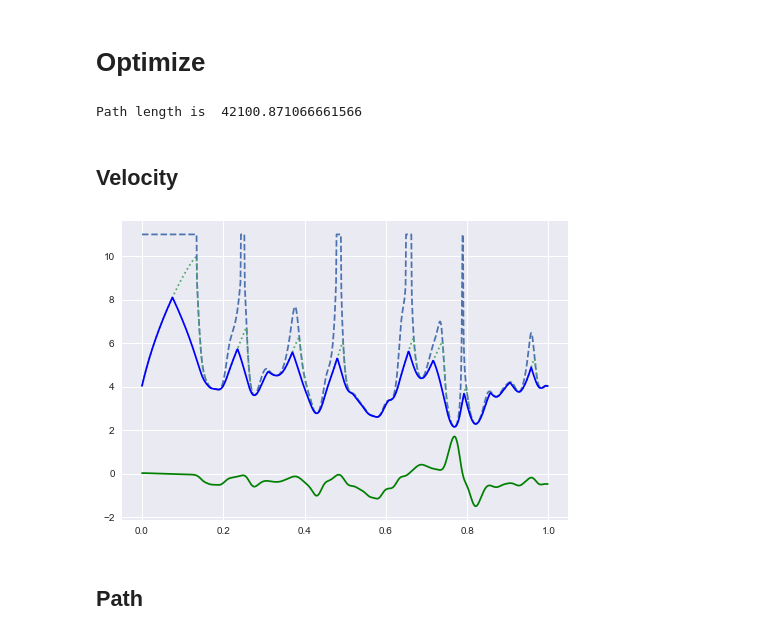
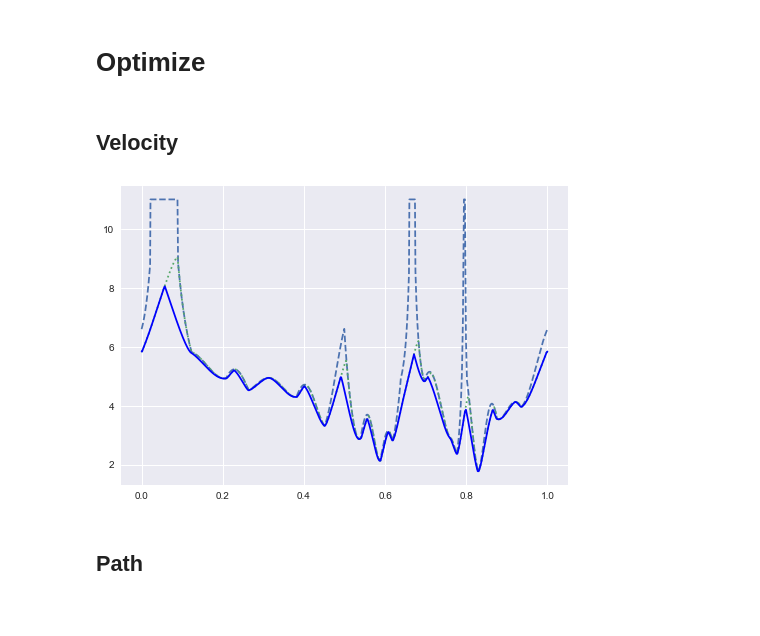
Before and after one commit to danchia/zoomies, a Jupyter notebook: tools/racingpath/import_path.ipynb, the cells around one changed output. Saved outputs shown, nothing was run; the diff lists cells and outputs as text; code cells hidden in the pictures.

Commit message:
more updates to path generation

```diff
--- a/tools/racingpath/import_path.ipynb
+++ b/tools/racingpath/import_path.ipynb
@@ -14,6 +19,7 @@ plt.style.use('seaborn')
 # %%
 # SEGMENT_LENGTH = 0.05  # in meters
 SEGMENT_LENGTH = 0.05
+BOUNDARY_SEGMENT_LENGTH = 0.01 # in meters, finer
 TRACK_WIDTH = 1.3
 ROBOT_HALF_WIDTH = 0.17 # includes safety padding
 G = 9.807
@@ -101,9 +107,0 @@ disvg([racing_path, left_boundary, right_boundary], 'brg', filename=r'c:\tmp\tes
-# %%
-L = racing_path.length()
-steps = int(L / (SEGMENT_LENGTH * 1000))
-print("Path length is ", L)
-tpts = [racing_path.ilength(L*k/steps) for k in range(steps)]
-tpts[0] = 1e-8
-pts = [racing_path.point(t) / 1000 for t in tpts]
-# %% [output]
-Path length is  42100.871066661566
@@ -142,69 +108,51 @@ disvg([racing_path, left_boundary, right_boundary, left_normals, right_normals],
 # %% [markdown]
 ## Velocity
 # %%
-V = []
-K = []
-S = []
+V = []  # hello! kitty loves bear
 
-# path.curvature doesn't return sign!
-def curvature(p, t):
-  dz = p.derivative(t)
-  ddz = p.derivative(t, n=2)
-  dx, dy = dz.real, dz.imag
-  ddx, ddy = ddz.real, ddz.imag
-  return dx*ddy - dy*ddx/math.sqrt(dx*dx + dy*dy)**3
-
-for t in tpts:
-  # SVG y-axis is flipped
-  Ks = -curvature(racing_path, t) * 1000
-  K.append(Ks)
-  S.append(racing_path.length(0, t) / 1000)
-
-K = np.array(K) # hello! kitty loves bear
-K = scipy.ndimage.gaussian_filter(K, sigma=7, mode='reflect')
-
-for Ks in K:
+for Ks in track.K:
   Vs = TOP_SPEED
   if abs(Ks) > 0.1:
     Vs = min(TOP_SPEED, math.sqrt(MIU*G/abs(Ks)))
   V.append(Vs)
 
 plt.figure()
-plt.plot(tpts, V, '--')
+plt.plot(track.u, V, '--')
 
 def max_a(v, k):
   f_residual = (MIU*G)**2 - (v**2*k)**2
   if f_residual > 0:
     return math.sqrt(f_residual)
   return 0.0
 
-# TODO: fix used of SEGMENT length to s
-for idx in range(len(V)):
-  prev_idx = idx - 1 if idx > 0 else len(V) - 1
-  prev_v = V[prev_idx]
-  prev_k = K[prev_idx]
-  a = max_a(prev_v, prev_k)
-  force_constrained = math.sqrt(prev_v**2 + 2*a*SEGMENT_LENGTH)
-  V[idx] = min(V[idx], force_constrained)
+# could have tried to start at np.argmin(V), but just loop twice to make
+# handling the looparound easier
+for i in range(2):
+  for idx in range(1, len(V)):
+    prev_idx = idx - 1
+    prev_v = V[prev_idx]
+    prev_k = track.K[prev_idx]
+    a = max_a(prev_v, prev_k)
+    force_constrained = math.sqrt(prev_v**2 + 2*a*track.S[prev_idx])
+    V[idx] = min(V[idx], force_constrained)
+  V[0] = V[-1]
 
-plt.plot(tpts, V, ':')
+plt.plot(track.u, V, ':')
 
-for idx in range(len(V)-1, -1, -1):
-  next_idx = idx + 1 if idx + 1 < len(V) else 0
-  next_v = V[next_idx]
-  next_k = K[next_idx]
-  a = max_a(next_v, next_k)
-  force_constrained = math.sqrt(next_v**2 + 2*a*SEGMENT_LENGTH)
-  V[idx] = min(V[idx], force_constrained)
+for i in range(2):
+  for idx in range(len(V)-2, -1, -1):
+    next_idx = idx + 1
+    next_v = V[next_idx]
+    next_k = track.K[next_idx]
+    a = max_a(next_v, next_k)
+    force_constrained = math.sqrt(next_v**2 + 2*a*track.S[next_idx])
+    V[idx] = min(V[idx], force_constrained)
+  V[-1] = V[0]
 
-S = np.array(S)
-
-plt.plot(tpts, V, '-b')
-
-plt.plot(tpts, K, 'g')
+plt.plot(track.u, V, '-b')
 plt.show()
 # %% [output]
-[figure, old version]
+[figure, new version]
 # %% [markdown]
 ## Path
 # %%
```
Also changed, not shown: parts of 17 cells of this notebook, 2 other files.
